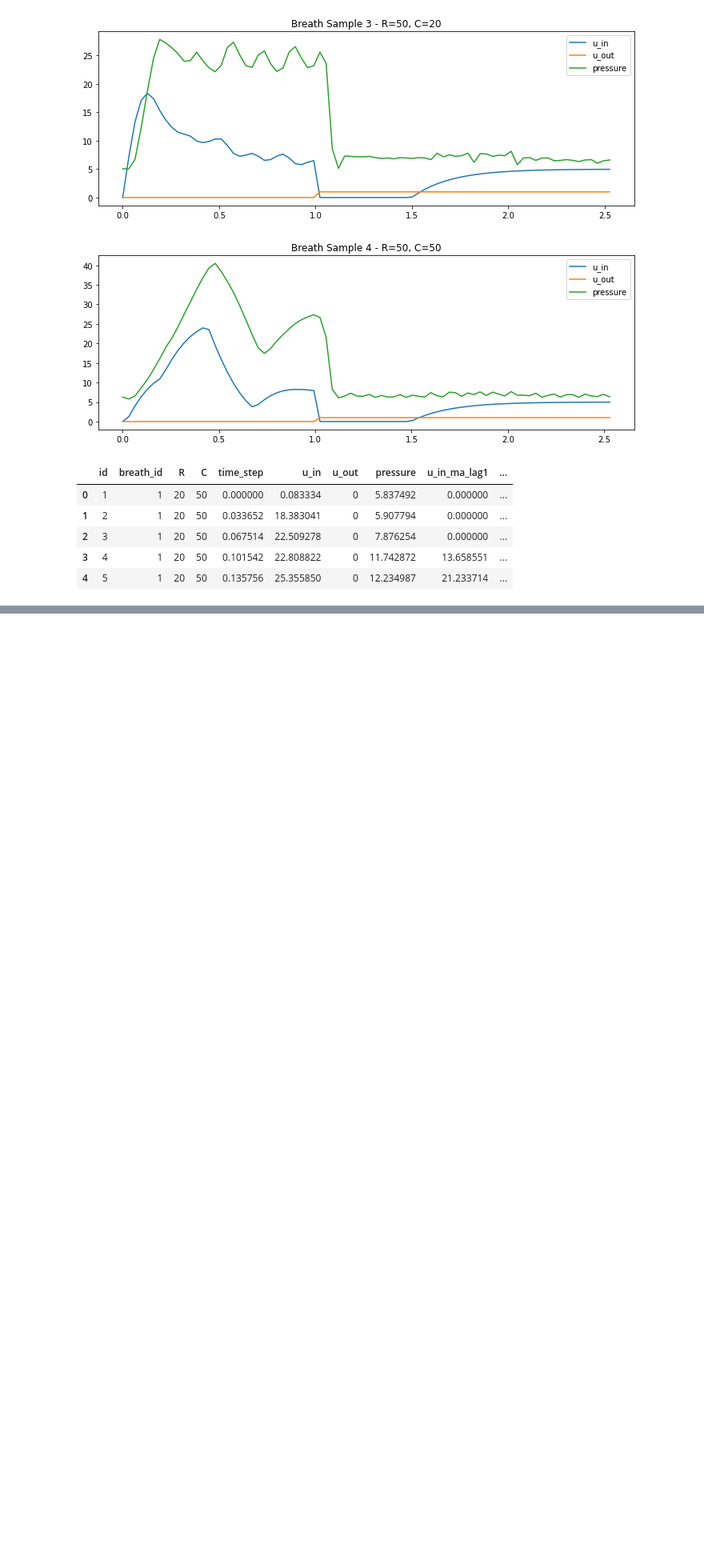
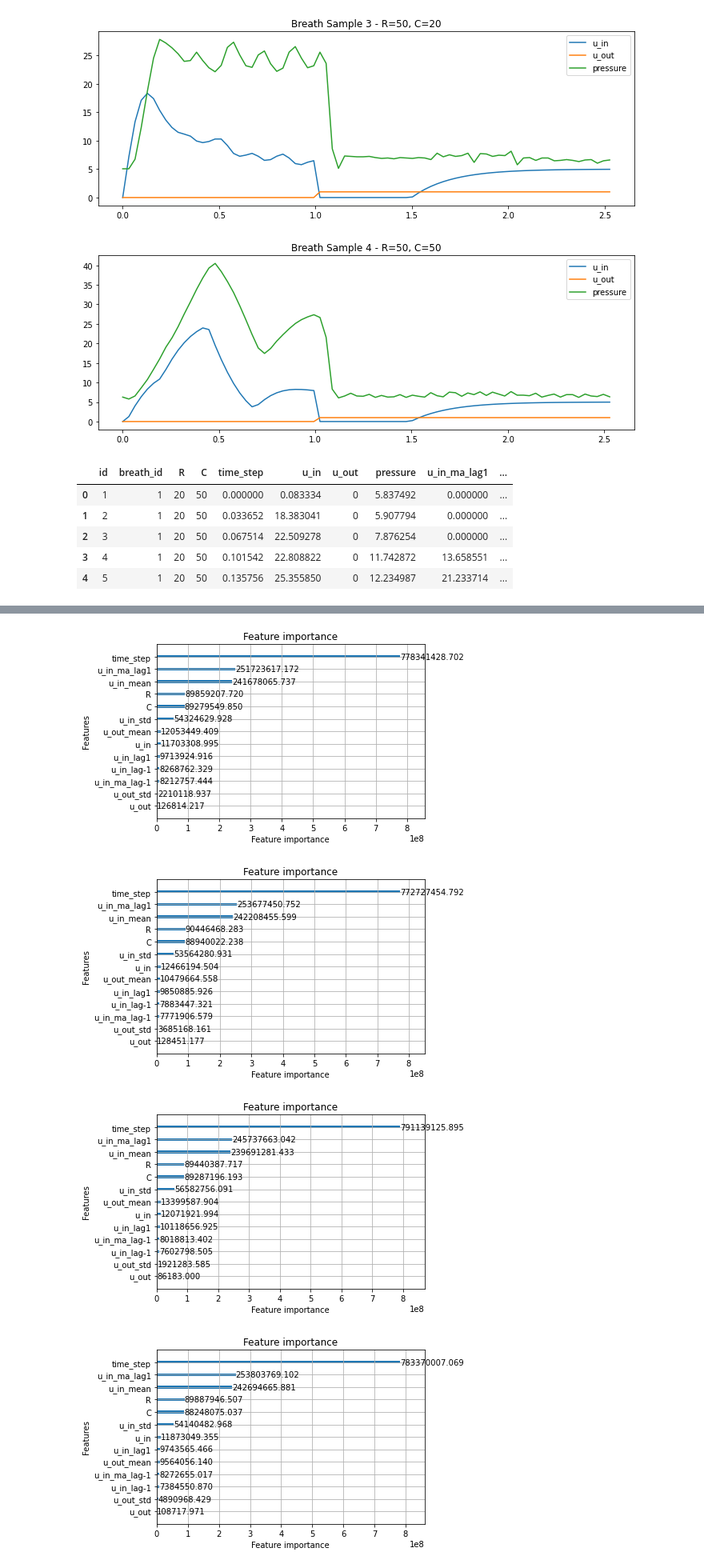
Before and after one commit to fola789/Ventilator-Pressure-Prediction, a Jupyter notebook: VPP.IPYNB, the cells around one changed output, grey strips where cells are left out. Shown at 80% size. Drawn from its saved outputs; the diff is of its cells as text; code cells hidden in the pictures; blank space fills up the shorter version.

```diff
--- a/VPP.IPYNB
+++ b/VPP.IPYNB
@@ -435,0 +442,9 @@ actual_pred_df.plot(xlim=[0,320])
+# %%
+# Plot variables importance
+for model in models:
+    lgb.plot_importance(model, importance_type="gain")
+# %% [output]
+[figure, added]
+[figure, added]
+[figure, added]
+[figure, added]
```
Also changed, not shown: parts of 5 cells of this notebook.
